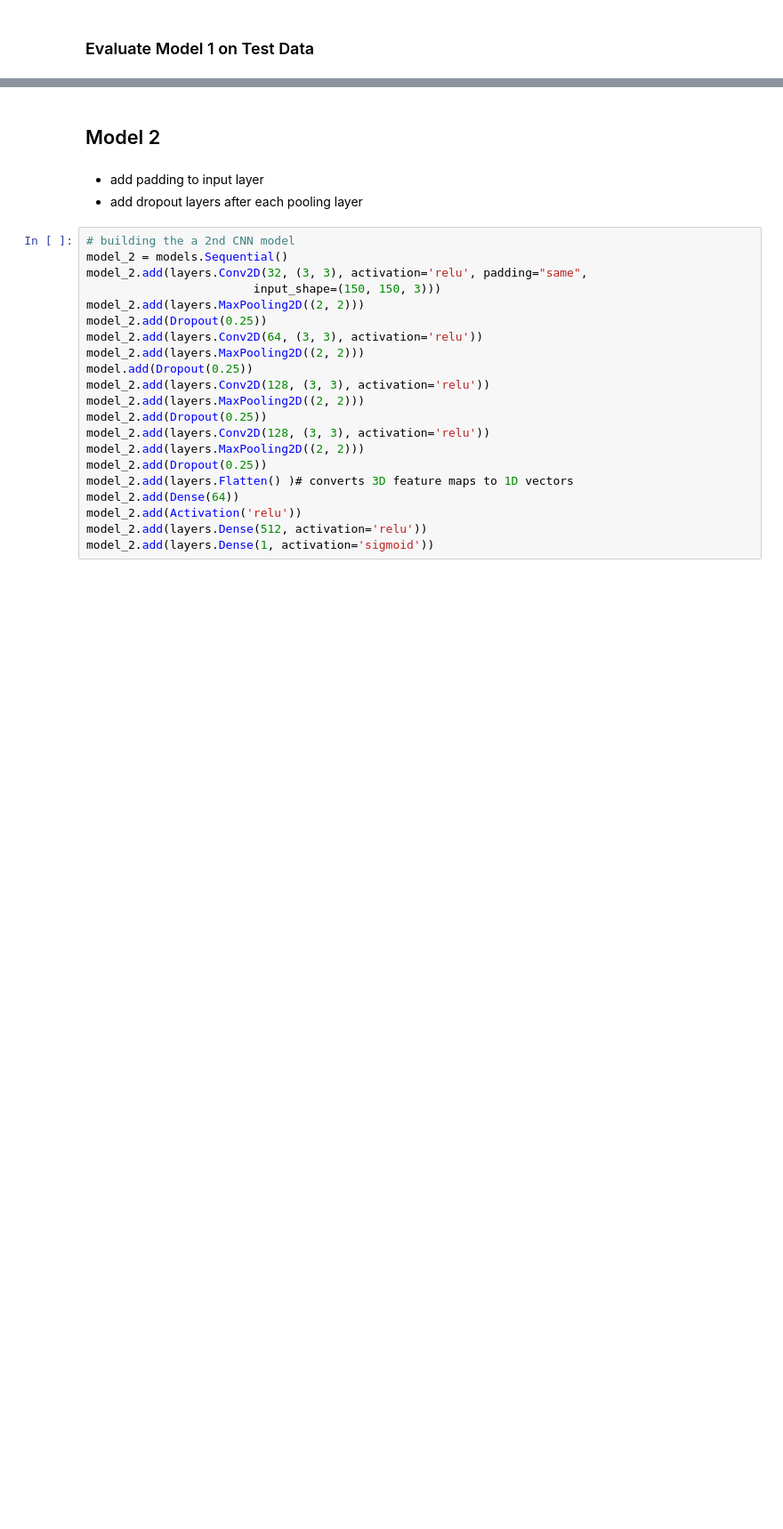
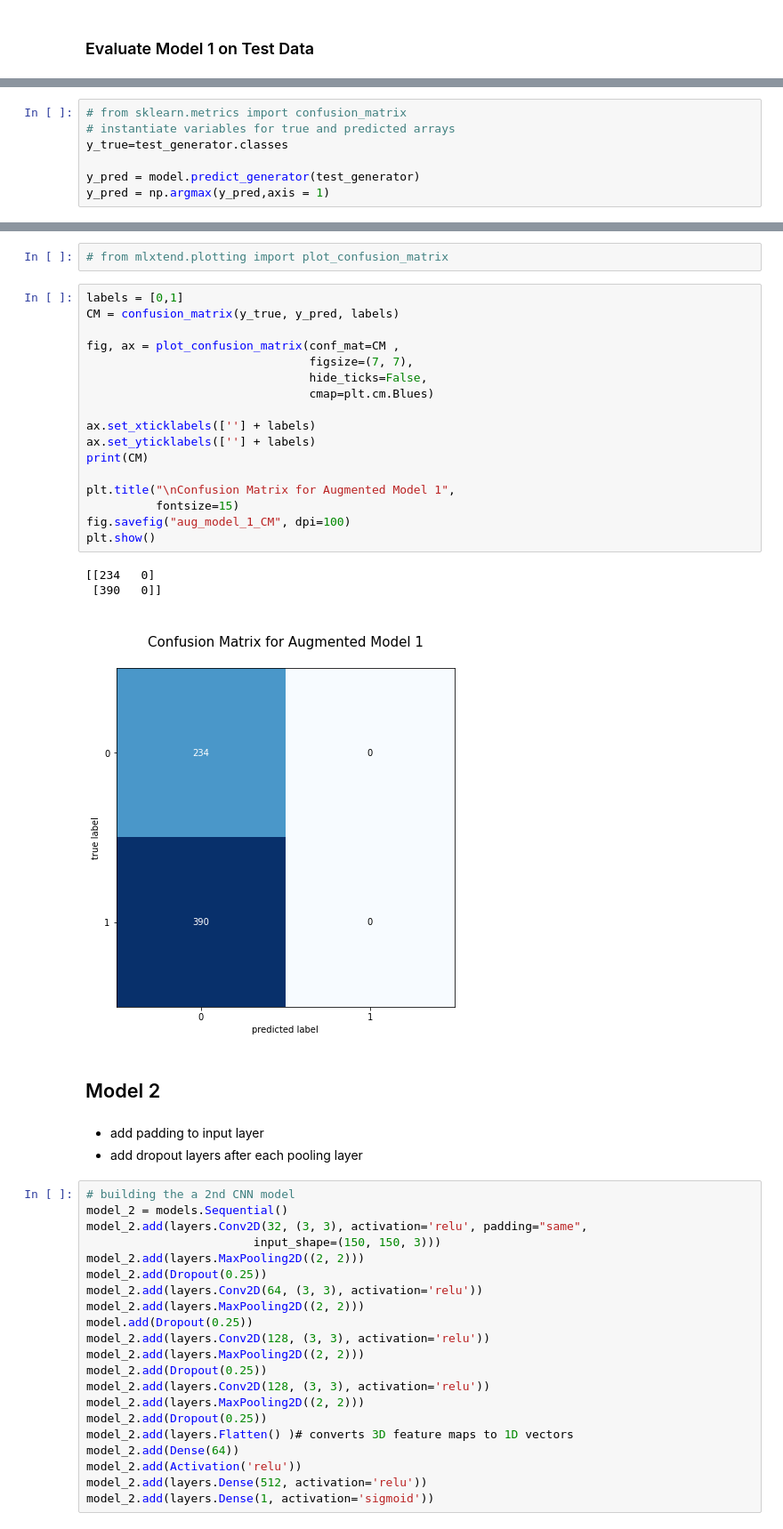
Before and after one commit to jammy-bot/dsc-mod-4-project-v2-1-online-ds-ft-120919, a Jupyter notebook: p4index3.ipynb, the cells around one changed output, grey strips where cells are left out. Shown at 89% size. Saved outputs shown, nothing was run; the diff lists cells and outputs as text; blank space fills up the shorter version.

```diff
--- a/p4index3.ipynb
+++ b/p4index3.ipynb
@@ -653,0 +640,7 @@ test acc: 0.8231707215309143
+# %%
+# from sklearn.metrics import confusion_matrix
+# instantiate variables for true and predicted arrays
+y_true=test_generator.classes
+
+y_pred = model.predict_generator(test_generator)
+y_pred = np.argmax(y_pred,axis = 1)
@@ -654,3 +684,26 @@ test acc: 0.8231707215309143
+# %%
+# from mlxtend.plotting import plot_confusion_matrix
+# %%
+labels = [0,1]
+CM = confusion_matrix(y_true, y_pred, labels)
+
+fig, ax = plot_confusion_matrix(conf_mat=CM ,
+                                figsize=(7, 7),
+                                hide_ticks=False,
+                                cmap=plt.cm.Blues)
+
+ax.set_xticklabels([''] + labels)
+ax.set_yticklabels([''] + labels)
+print(CM)
+
+plt.title("\nConfusion Matrix for Augmented Model 1",
+          fontsize=15)
+fig.savefig("aug_model_1_CM", dpi=100)
+plt.show()
+# %% [output]
+[[234   0]
+ [390   0]]
+[figure, added]
 # %% [markdown]
 ## Model 2
 # %% [markdown]
```
Also changed, not shown: parts of 59 cells of this notebook.
